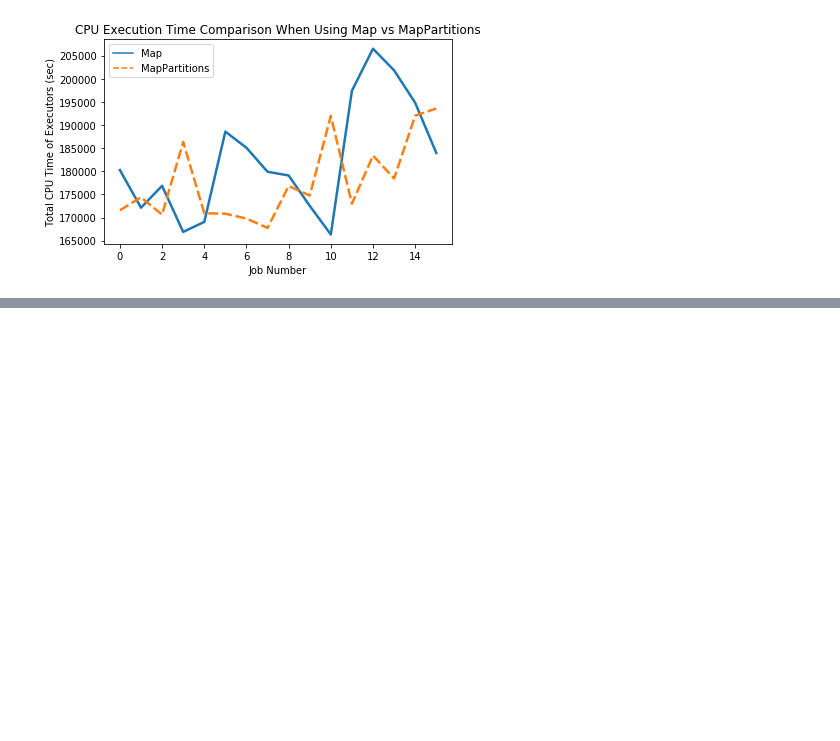
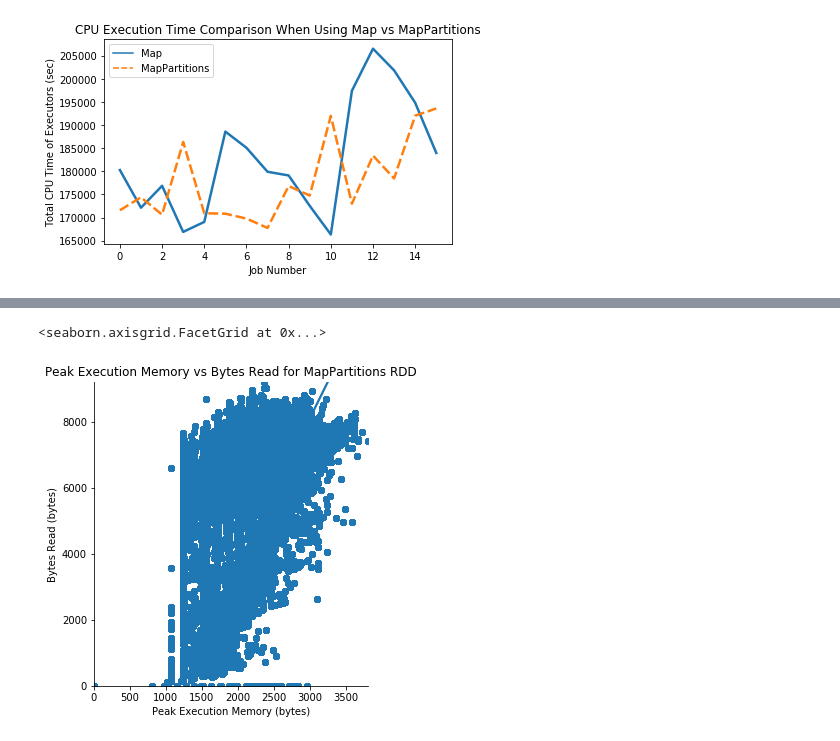
Before and after one commit to nichollsbr/cmsc611-project, a Jupyter notebook: python_scripts/Project_Final_Comparisons.ipynb, the cells around one changed output, grey strips where cells are left out. Saved outputs shown, nothing was run; the diff lists cells and outputs as text; code cells hidden in the pictures; blank space fills up the shorter version.

```diff
--- a/python_scripts/Project_Final_Comparisons.ipynb
+++ b/python_scripts/Project_Final_Comparisons.ipynb
@@ -276,0 +311,5 @@ plt.savefig("images/mapVsMapPartitionsBestCpuTime.png")
+# %%
+maxPeakExecutionMemory = 0
+for appName in get_metrics("map-partitions-rdd-run-output")["appName"]:
+    maxPeakExecutionMemory = max(maxPeakExecutionMemory, get_max_peakExecutionMemory(get_spark_stats(appName)))
+sample_df = get_spark_stats(get_metrics("map-partitions-rdd-run-output")["appName"][0])
@@ -276,0 +321,15 @@ plt.savefig("images/mapVsMapPartitionsBestCpuTime.png")
+# %%
+apps = get_metrics("map-partitions-rdd-run-output")["appName"]
+df = get_spark_stats(apps[0])
+for appName in apps[1:]:
+    df = df.append(get_spark_stats(appName))
+# %%
+ax = sns.lmplot(x="peakExecutionMemory", y="bytesRead", truncate=True, data=df)
+ax.set(xlabel='Peak Execution Memory (bytes)',
+       xlim = (0,max(df["peakExecutionMemory"])),
+       ylabel='Bytes Read (bytes)',
+       ylim = (0,max(df["bytesRead"])),
+       title="Peak Execution Memory vs Bytes Read for MapPartitions RDD")
+# %% [output]
+<seaborn.axisgrid.FacetGrid at 0x...>
+[figure, added]
```
Also changed, not shown: parts of 6 cells of this notebook, 3 other files.
